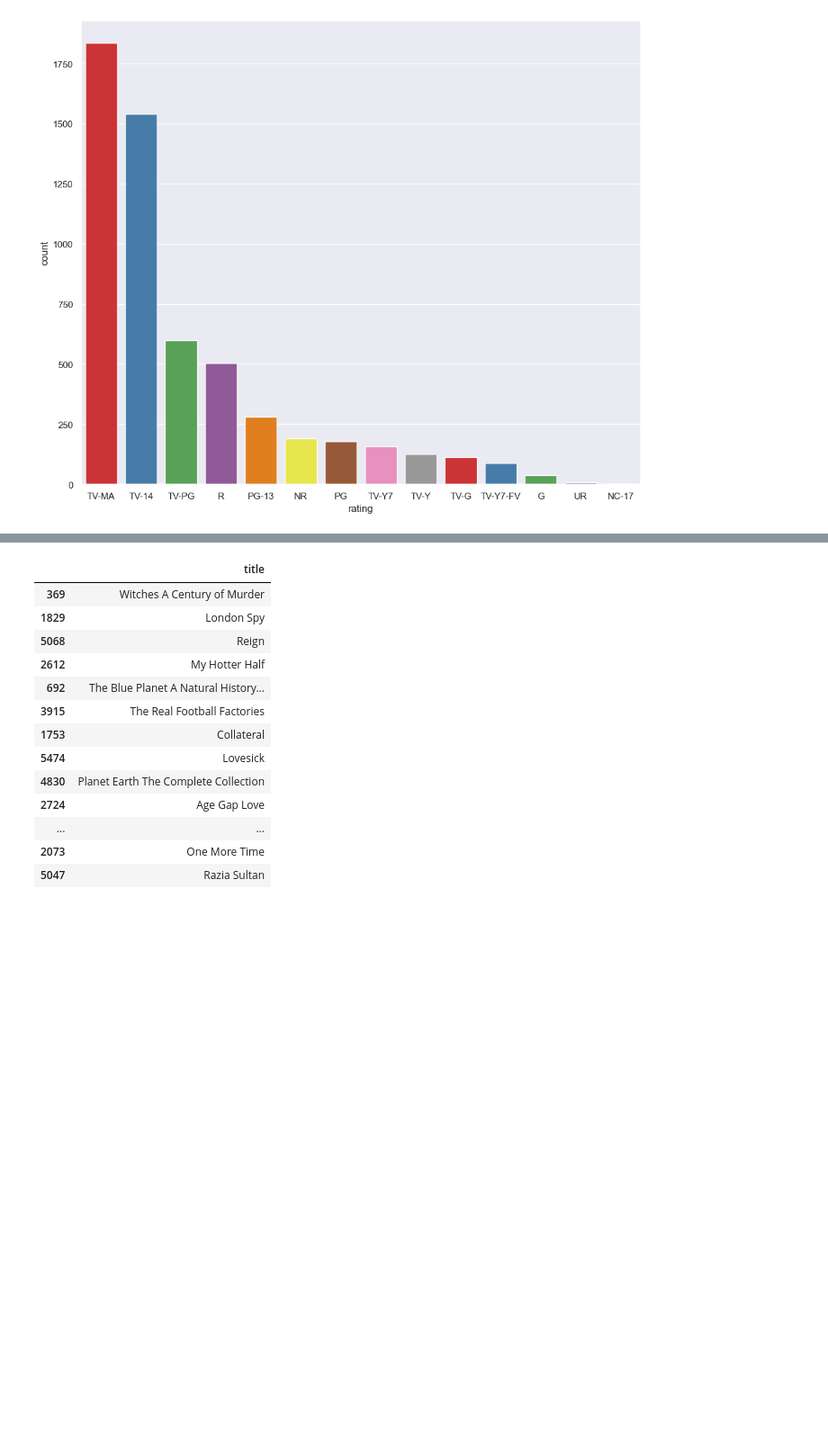
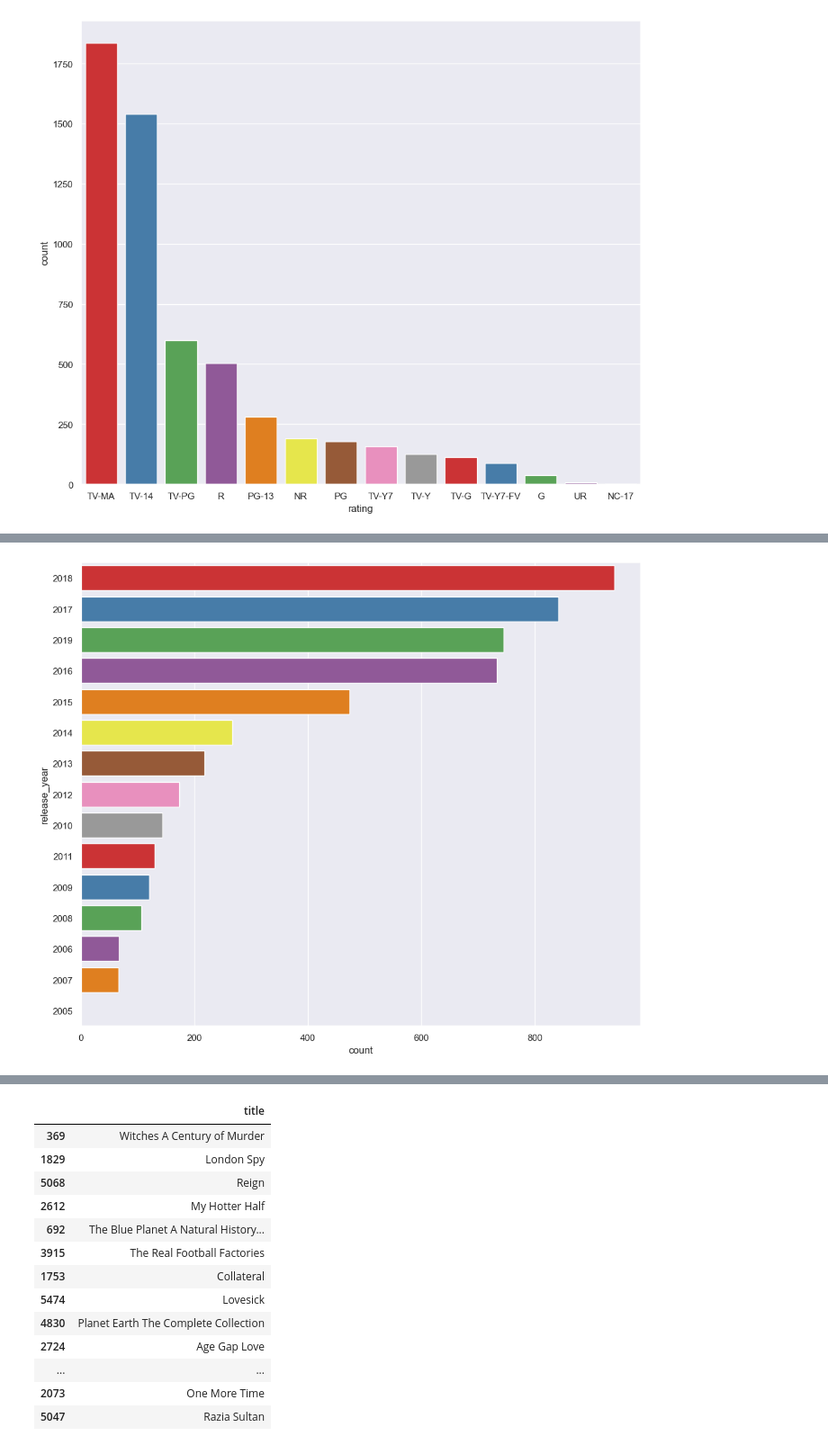
Before and after one commit to LuisBDev/Netflix-Content-Based-Recommendation-System, a Jupyter notebook: netflix_demo_cbrs.ipynb, the cells around one changed output, grey strips where cells are left out. Shown: that part at 90% size. Cells and saved outputs as stored; diff of their text form; code cells hidden in the pictures; blank space fills up the shorter version.

Commit message:
add: Year wise analysis

```diff
--- a/netflix_demo_cbrs.ipynb
+++ b/netflix_demo_cbrs.ipynb
@@ -73,0 +76,3 @@ ax = sns.countplot(x="rating", data=data, palette="Set1", order=data['rating'].v
+# %%
+Last_fifteen_years = data[data['release_year']>2005 ]
+Last_fifteen_years.head()
@@ -74,3 +86,10 @@ ax = sns.countplot(x="rating", data=data, palette="Set1", order=data['rating'].v
+# %%
+#Year wise analysis
+plt.figure(figsize=(12,10))
+sns.set(style="darkgrid")
+ax = sns.countplot(y="release_year", data=Last_fifteen_years, palette="Set1", order=data['release_year'].value_counts().index[0:15])
+# %% [output]
+[figure, added]
 # %%
 data.dropna(subset=['cast','title','description','listed_in'],inplace=True,axis=0)
 data = data.reset_index(drop=True)
```
Also changed, not shown: parts of 2 cells of this notebook.
